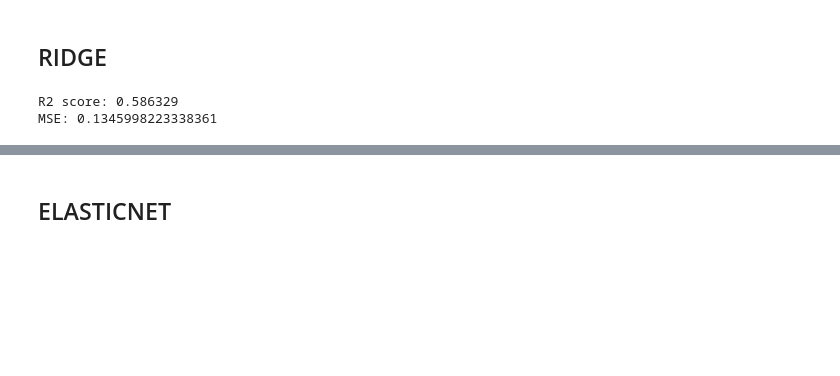
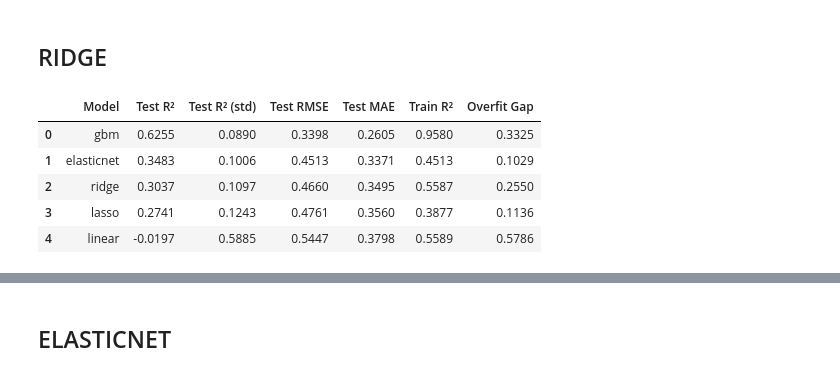
Before and after one commit to Shushunya/FCD-housing-prices, a Jupyter notebook: code/modeling.ipynb, the cells around one changed output, grey strips where cells are left out. Saved outputs shown, nothing was run; the diff lists cells and outputs as text; code cells hidden in the pictures; blank space fills up the shorter version.

```diff
--- a/code/modeling.ipynb
+++ b/code/modeling.ipynb
@@ -93,13 +378,40 @@ plt.tight_layout()
 # %% [markdown]
 ## RIDGE
 # %%
-ridge = RidgeCV(alphas=ALPHAS)
-ridge.fit(X_train_scaled, y_train)
+results_summary = []
 
-y_pred_ridge = ridge.predict(X_test_scaled)
+for model_key in cv_results.keys():
+    scores = cv_results[model_key]
+    test_r2 = scores["test_r2"]
+    test_rmse = np.sqrt(-scores["test_neg_mse"])
+    test_mae = -scores["test_neg_mae"]
+    train_r2 = scores["train_r2"]
 
-print(f"R2 score: {ridge.score(X_test_scaled, y_test):.6f}")
-print(f"MSE: {mean_squared_error(y_test, y_pred_ridge)}")
+    results_summary.append({
+        "Model": model_key,
+        "Test R²": test_r2.mean(),
+        "Test R² (std)": test_r2.std(),
+        "Test RMSE": test_rmse.mean(),
+        "Test MAE": test_mae.mean(),
+        "Train R²": train_r2.mean(),
+        "Overfit Gap": train_r2.mean() - test_r2.mean(),
+    })
+
+results_df = pd.DataFrame(results_summary).sort_values("Test R²", ascending=False).reset_index(drop=True)
+
+
+display(results_df.style.format({
+    "Test R²": "{:.4f}",
+    "Test R² (std)": "{:.4f}",
+    "Test RMSE": "{:.4f}",
+    "Test MAE": "{:.4f}",
+    "Train R²": "{:.4f}",
+    "Overfit Gap": "{:.4f}",
+}).background_gradient(subset=["Test R²"], cmap="RdYlGn"))
 # %% [output]
-R2 score: 0.586329
-MSE: 0.1345998223338361
+|  | Model | Test R² | Test R² (std) | Test RMSE | Test MAE | Train R² | Overfit Gap |
+| 0 | gbm | 0.6255 | 0.0890 | 0.3398 | 0.2605 | 0.9580 | 0.3325 |
+| 1 | elasticnet | 0.3483 | 0.1006 | 0.4513 | 0.3371 | 0.4513 | 0.1029 |
+| 2 | ridge | 0.3037 | 0.1097 | 0.4660 | 0.3495 | 0.5587 | 0.2550 |
+| 3 | lasso | 0.2741 | 0.1243 | 0.4761 | 0.3560 | 0.3877 | 0.1136 |
+| 4 | linear | -0.0197 | 0.5885 | 0.5447 | 0.3798 | 0.5589 | 0.5786 |
```
Also changed, not shown: parts of 16 cells of this notebook.
